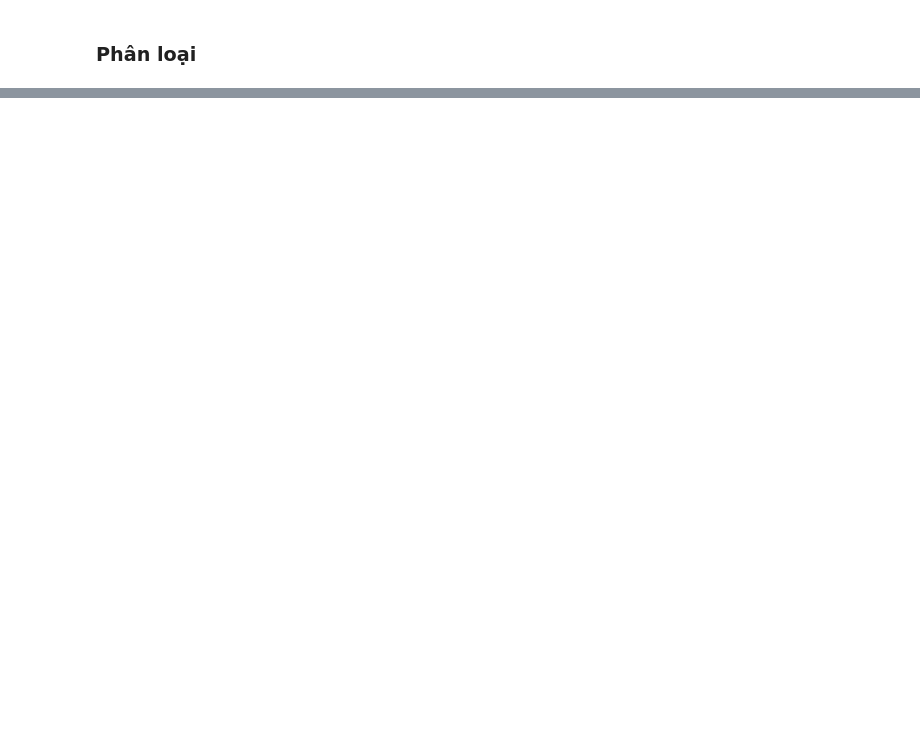
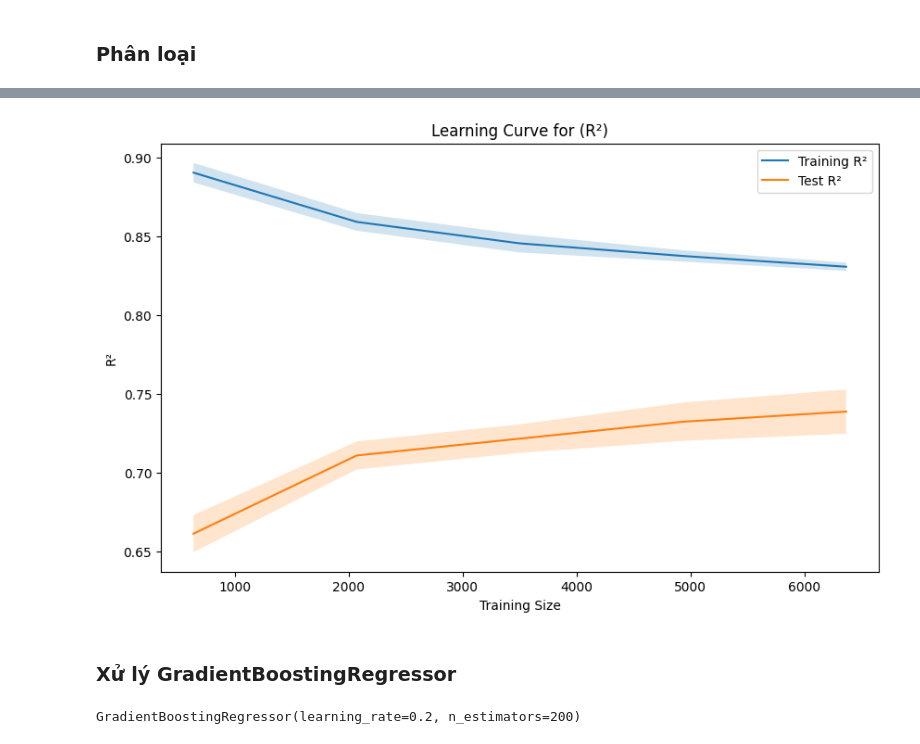
Before and after one commit to Chungg25/-Apartment-for-Rent-Classified, a Jupyter notebook: Apartment_for_Rent_Classified_new.ipynb, the cells around one changed output, grey strips where cells are left out. Saved outputs shown, nothing was run; the diff lists cells and outputs as text; code cells hidden in the pictures; blank space fills up the shorter version.

Commit message:
hyper parameter

```diff
--- a/Apartment_for_Rent_Classified_new.ipynb
+++ b/Apartment_for_Rent_Classified_new.ipynb
@@ -642,0 +930,52 @@ Accuracy of Gradient Boosting:
+# %%
+params = {
+    'bootstrap': True,
+    'max_depth': 10,
+    'min_samples_leaf': 2,
+    'min_samples_split': 2,
+    'n_estimators': 200
+}
+
+# Khởi tạo mô hình với tham số
+model = RandomForestRegressor(**params)
+# %%
+train_sizes, train_scores, test_scores = learning_curve(model, X_train, y_train, cv=5, scoring="r2")
+
+train_mean = np.mean(train_scores, axis=1)
+test_mean = np.mean(test_scores, axis=1)
+train_std = np.std(train_scores, axis=1)
+test_std = np.std(test_scores, axis=1)
+
+# Tạo đồ thị riêng cho mỗi mô hình
+plt.figure(figsize=(10, 6))
+plt.plot(train_sizes, train_mean, label=f"Training R²")
+plt.plot(train_sizes, test_mean, label=f"Test R²")
+plt.fill_between(train_sizes, train_mean - train_std, train_mean + train_std, alpha=0.2)
+plt.fill_between(train_sizes, test_mean - test_std, test_mean + test_std, alpha=0.2)
+
+# Thêm tiêu đề, nhãn và chú thích cho mỗi mô hình
+plt.xlabel('Training Size')
+plt.ylabel('R²')
+plt.legend()
+plt.title(f'Learning Curve for (R²)')
+plt.show()
+# %% [output]
+[figure, added]
+# %% [markdown]
+### Xử lý GradientBoostingRegressor
+# %%
+gb_regressor = GradientBoostingRegressor()
+
+param_grid = {
+    'n_estimators': [50, 100, 200],
+    'learning_rate': [0.01, 0.1, 0.2],
+
+}
+
+grid_search = GridSearchCV(estimator=gb_regressor, param_grid=param_grid, cv=3, n_jobs=-1)
+grid_search.fit(X_train, y_train)
+
+best_gb_model = grid_search.best_estimator_
+best_gb_model
+# %% [output]
+GradientBoostingRegressor(learning_rate=0.2, n_estimators=200)
```
Also changed, not shown: parts of 45 cells of this notebook.
